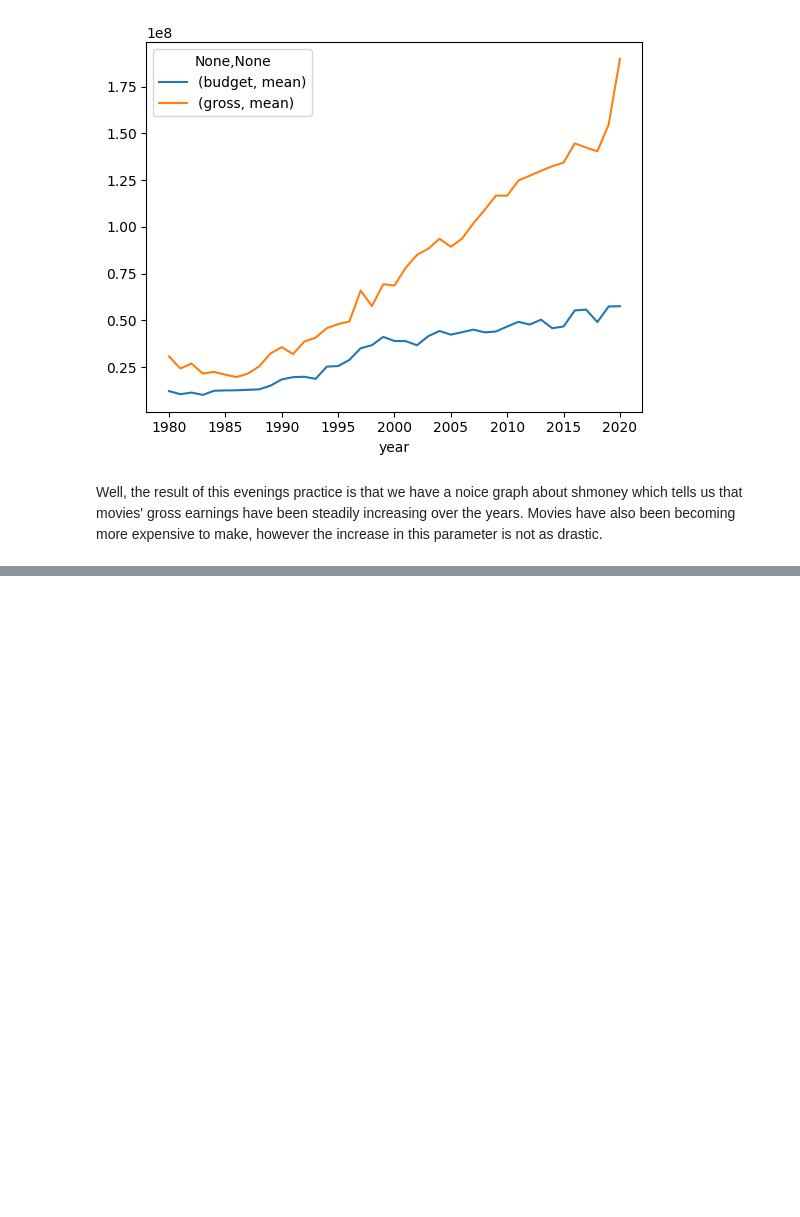
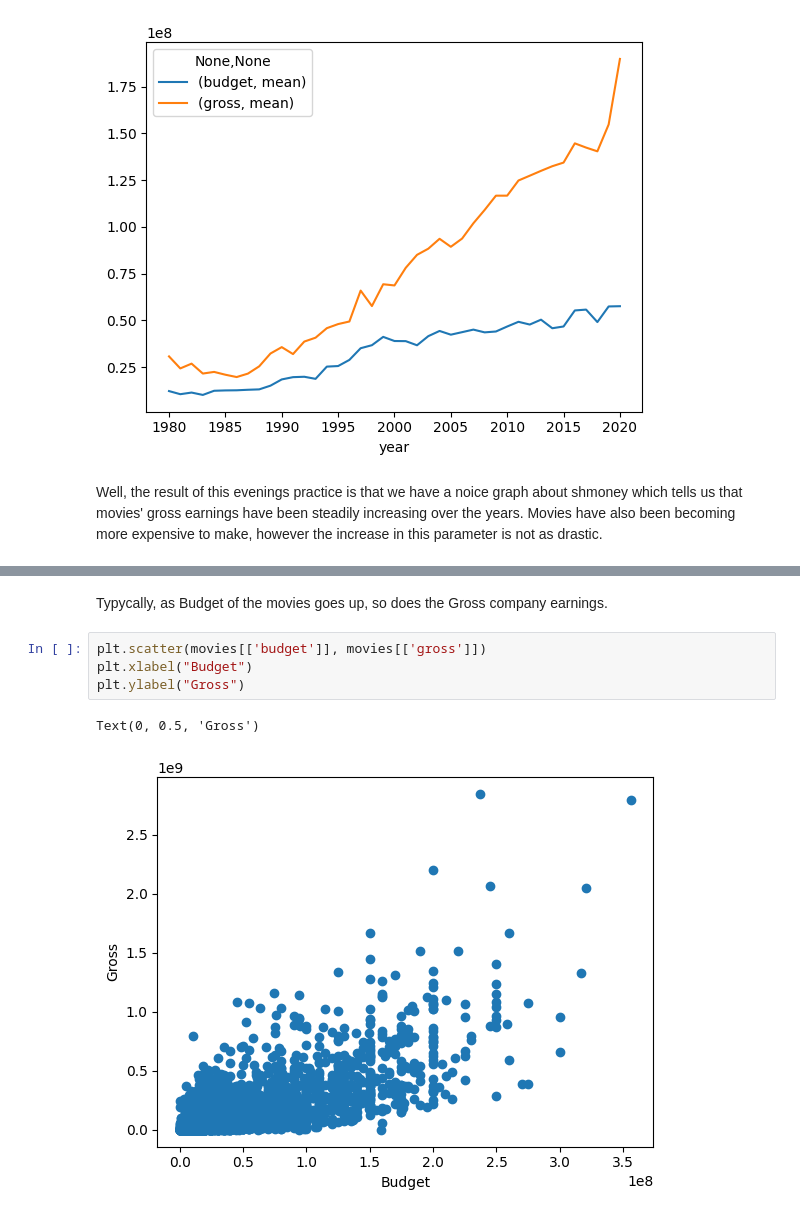
Before and after one commit to dchicasduena/COMP3400_Project, a Jupyter notebook: Project.ipynb, the cells around one changed output, grey strips where cells are left out. Drawn from its saved outputs; the diff is of its cells as text; blank space fills up the shorter version.

```diff
--- a/Project.ipynb
+++ b/Project.ipynb
@@ -178,0 +186,9 @@ Well, the result of this evenings practice is that we have a noice graph about s
+# %% [markdown]
+Typycally, as Budget of the movies goes up, so does the Gross company earnings.
+# %%
+plt.scatter(movies[['budget']], movies[['gross']])
+plt.xlabel("Budget")
+plt.ylabel("Gross")
+# %% [output]
+Text(0, 0.5, 'Gross')
+[figure, added]
```
Also changed, not shown: parts of 2 cells of this notebook.
